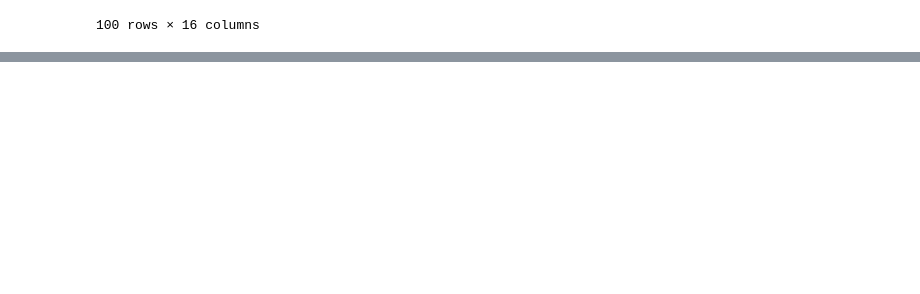
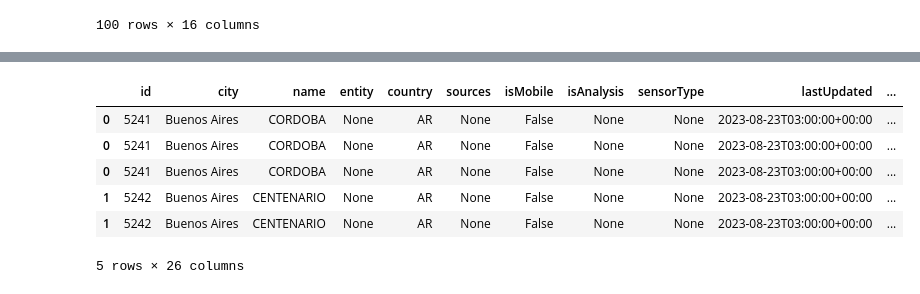
Before and after one commit to jdmandras/Project-3, a Jupyter notebook: Individual Workspaces/Natalia Lopez/Call for Openaq.ipynb, the cells around one changed output, grey strips where cells are left out. Cells and saved outputs as stored; diff of their text form; code cells hidden in the pictures; blank space fills up the shorter version.

```diff
--- a/Individual Workspaces/Natalia Lopez/Call for Openaq.ipynb
+++ b/Individual Workspaces/Natalia Lopez/Call for Openaq.ipynb
@@ -148,0 +155,27 @@ df2
+# %%
+results = json_data['results']
+
+results_df = pd.DataFrame(results).explode('parameters')
+# %%
+parameters = pd.json_normalize(results_df['parameters']).set_index(results_df.index)
+parameters = parameters.drop(['id', 'manufacturers'], axis=1)
+results_df = results_df.drop('parameters', axis=1)
+results_df = pd.concat([results_df, parameters], axis = 1)
+# %%
+coordinates = pd.json_normalize(results_df['coordinates']).set_index(results_df.index)
+results_df = results_df.drop('coordinates', axis=1)
+results_df = pd.concat([results_df, coordinates], axis=1)
+# %%
+manufacturers = pd.json_normalize(results_df['manufacturers'].explode()).set_index(results_df.index)
+results_df = results_df.drop('manufacturers', axis=1)
+results_df = pd.concat([results_df, manufacturers], axis=1)
+# %%
+results_df.head()
+# %% [output]
+|  | id | city | name | entity | country | sources | isMobile | isAnalysis | sensorType | lastUpdated | ... |
+| 0 | 5241 | Buenos Aires | CORDOBA | None | AR | None | False | None | None | 2023-08-23T03:00:00+00:00 | ... |
+| 0 | 5241 | Buenos Aires | CORDOBA | None | AR | None | False | None | None | 2023-08-23T03:00:00+00:00 | ... |
+| 0 | 5241 | Buenos Aires | CORDOBA | None | AR | None | False | None | None | 2023-08-23T03:00:00+00:00 | ... |
+| 1 | 5242 | Buenos Aires | CENTENARIO | None | AR | None | False | None | None | 2023-08-23T03:00:00+00:00 | ... |
+| 1 | 5242 | Buenos Aires | CENTENARIO | None | AR | None | False | None | None | 2023-08-23T03:00:00+00:00 | ... |
+5 rows × 26 columns
```
Also changed, not shown: parts of 5 cells of this notebook, 1 other file.
